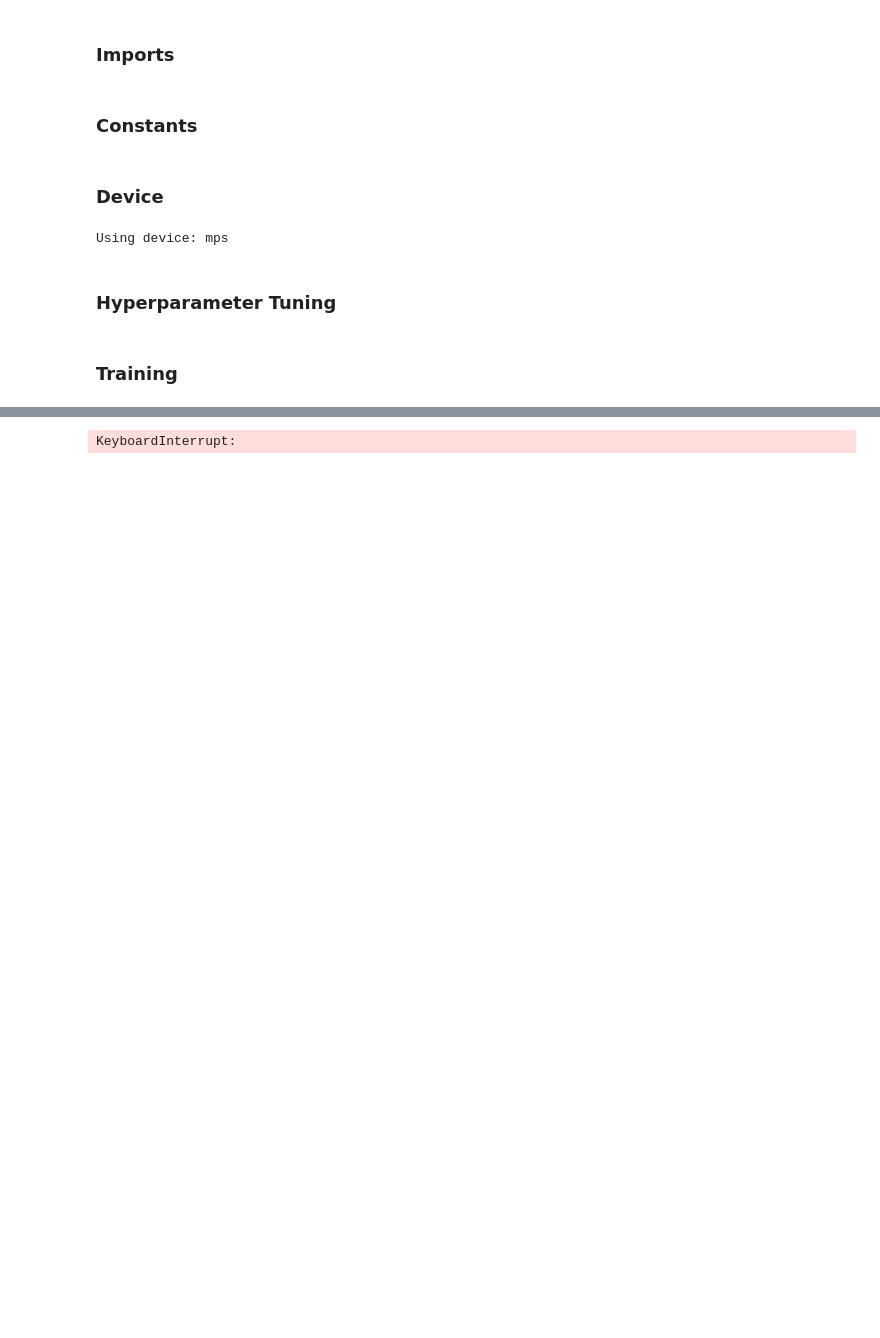
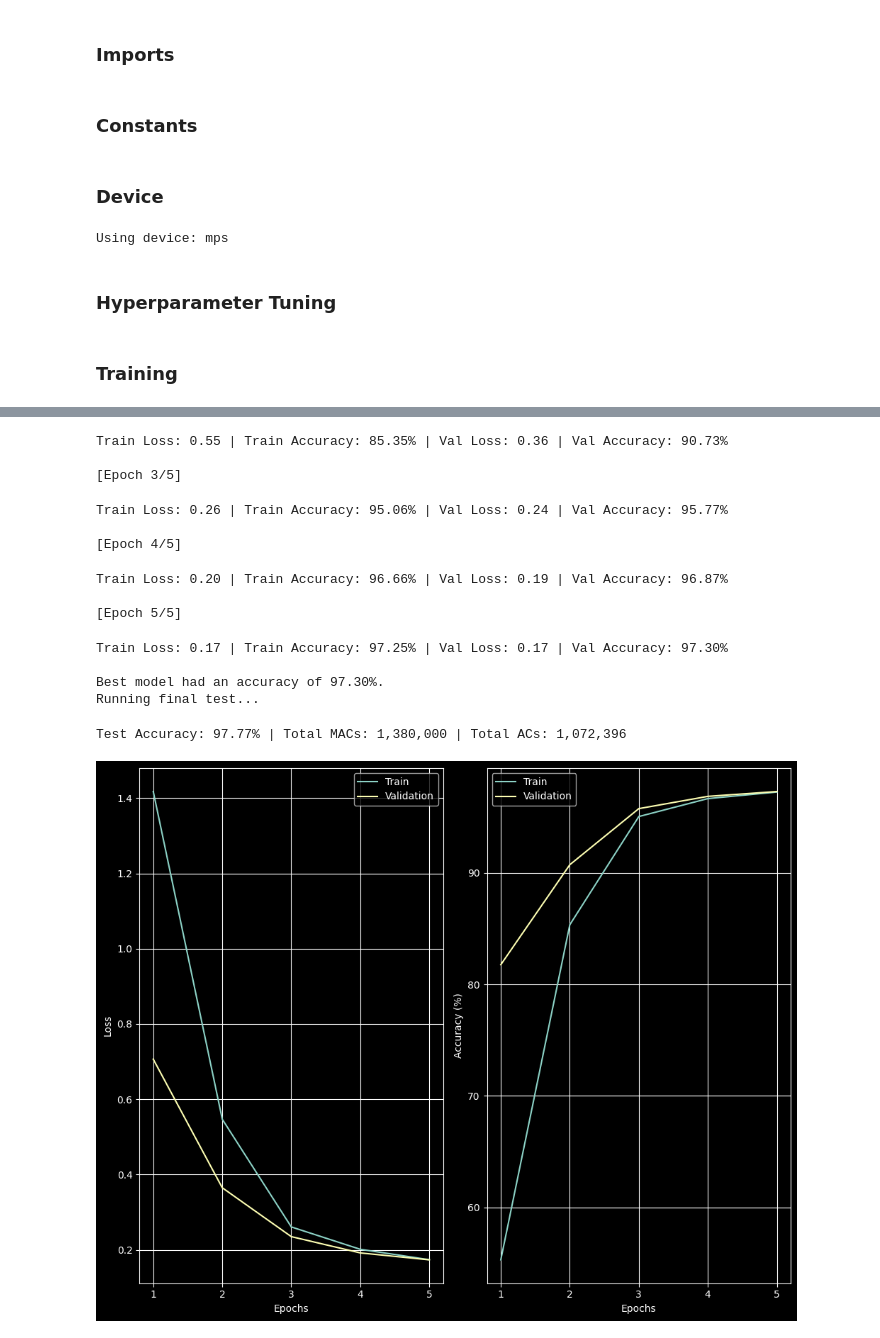
Before and after one commit to jackr03/bio-inspired-sonar-for-underwater-object-detection, a Jupyter notebook: notebooks/phase1/train_snn_direct.ipynb, the cells around one changed output, grey strips where cells are left out. Drawn from its saved outputs; the diff is of its cells as text; code cells hidden in the pictures; blank space fills up the shorter version.

```diff
--- a/notebooks/phase1/train_snn_direct.ipynb
+++ b/notebooks/phase1/train_snn_direct.ipynb
@@ -19,11 +18,9 @@ warnings.filterwarnings("ignore", category=UserWarning)
 # %% [markdown]
 ### Constants
 # %%
-MODEL_NAME = SNNDirect.NAME
-
-INPUT_DIR = Path('../../data/audio-mnist')
-HYPERPARAMETERS_PATH = Path(f'../../hyperparameters/{MODEL_NAME}.json')
-MODEL_PATH = Path(f'../../models/{MODEL_NAME}.pth')
+MODEL = ModelType.SNN_DIRECT
+DATASET = DatasetType.AUDIOMNIST
+FILTERBANK = FilterbankType.MEL
 # %% [markdown]
 ### Device
 # %%
@@ -63,54 +40,6 @@ if CONFIG.hyperparameter_tuning.should_run:
 # %% [markdown]
 ### Training
 # %%
-if __name__ == '__main__':
-    dataset = AudioDataset(INPUT_DIR, get_snn_pipeline(CONFIG.audiomnist))
-    train_dataloader, val_dataloader, test_dataloader = get_split_dataloaders(dataset)
-
-    # Load hyperparameters
-    # NOTE: Make sure to change which set of parameters to use, by default take the lowest timestep
-    hyperparameters = json.load(open(HYPERPARAMETERS_PATH, 'r'))[1]['params']
-    print(f'Hyperparameters used: {hyperparameters}')
-    print()
-
-    # Train the model
-    model = SNNDirect(beta_init=hyperparameters['beta_init'], slope=hyperparameters['slope'], timesteps=hyperparameters['timesteps']).to(device)
-    optimizer = torch.optim.Adam(model.parameters(), lr=hyperparameters['lr'])
-    criterion = nn.CrossEntropyLoss()
-
-    print(f'Training {model.NAME}...')
-    best_acc = 0.0
-    epochs_without_improvement = 0
-    train_losses, train_accs = [], []
-    val_losses, val_accs = [], []
-    for epoch in range(CONFIG.epochs):
-        print(f'[Epoch {epoch + 1}/{CONFIG.epochs}]')
-        train_loss, train_acc = train_one_epoch_snn(device, model, criterion, optimizer, train_dataloader)
-        train_losses.append(train_loss)
-        train_accs.append(train_acc)
-
-        val_loss, val_acc = validate_snn(device, model, criterion, val_dataloader)
-        val_losses.append(val_loss)
-        val_accs.append(val_acc)
-
-        if val_acc > best_acc:
-            best_acc = val_acc
-            torch.save(model.state_dict(), MODEL_PATH)
-        else:
-            epochs_without_improvement += 1
-
-        if epochs_without_improvement == CONFIG.patience:
-            print(f'Stopping early at epoch {epoch + 1} (no improvement for {CONFIG.patience} epochs)')
-            break
-
-        print(f'Train Loss: {train_loss:.2f} | Train Accuracy: {train_acc:.2f}% | Val Loss: {val_loss:.2f} | Val Accuracy: {val_acc:.2f}%')
-        print()
-    print(f'Best model had an accuracy of {best_acc:.2f}%.')
-    print(f'Running final test...', end='')
-    model.load_state_dict(torch.load(MODEL_PATH))
-
-    test_accuracy, acs, first_layer_macs = benchmark_snn(device, model, test_dataloader, direct_encoded=True)
-    print(f'Test Accuracy: {test_accuracy:.2f}% | Average ACs per Inference: {acs} | First Layer MACs: {first_layer_macs}')
-
-    plot_training_history(train_losses, train_accs, val_losses, val_accs)
+results = train_and_benchmark(device, MODEL, DATASET, FILTERBANK)
+plot_training_history(**results['epoch_history'])
 # %% [output]
@@ -132 +53,15 @@ KeyboardInterrupt
-KeyboardInterrupt:
+Train Loss: 0.55 | Train Accuracy: 85.35% | Val Loss: 0.36 | Val Accuracy: 90.73%
+
+[Epoch 3/5]
+Train Loss: 0.26 | Train Accuracy: 95.06% | Val Loss: 0.24 | Val Accuracy: 95.77%
+
+[Epoch 4/5]
+Train Loss: 0.20 | Train Accuracy: 96.66% | Val Loss: 0.19 | Val Accuracy: 96.87%
+
+[Epoch 5/5]
+Train Loss: 0.17 | Train Accuracy: 97.25% | Val Loss: 0.17 | Val Accuracy: 97.30%
+
+Best model had an accuracy of 97.30%.
+Running final test...
+Test Accuracy: 97.77% | Total MACs: 1,380,000 | Total ACs: 1,072,396
+[figure, added]
```
Also changed, not shown: parts of 3 cells of this notebook, 32 other files.
